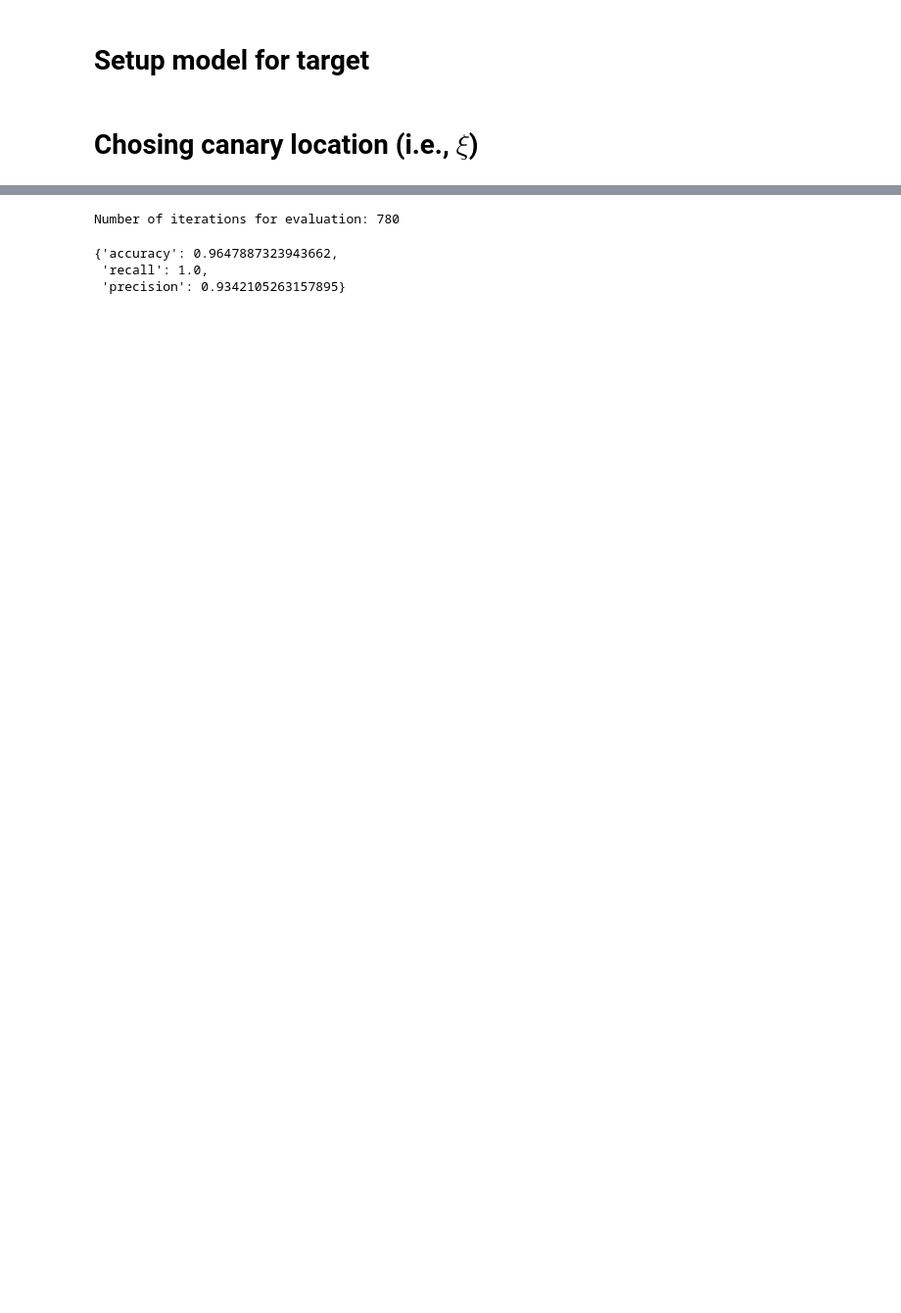
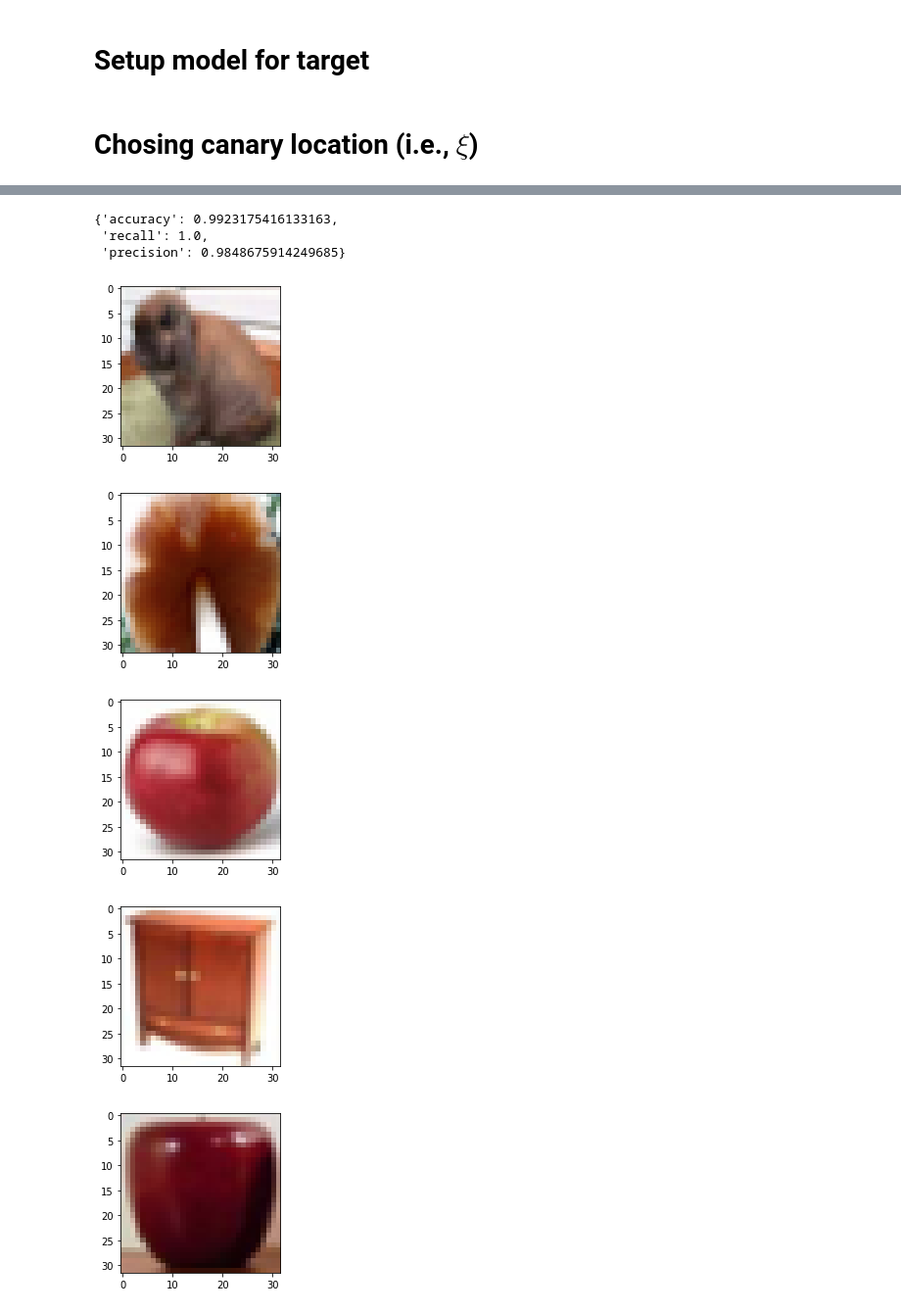
Before and after one commit to pasquini-dario/EludingSecureAggregation, a Jupyter notebook: CanaryGradient_POC.ipynb, the cells around one changed output, grey strips where cells are left out. Shown at 98% size. Drawn from its saved outputs; the diff is of its cells as text; code cells hidden in the pictures; blank space fills up the shorter version.

```diff
--- a/CanaryGradient_POC.ipynb
+++ b/CanaryGradient_POC.ipynb
@@ -165,8 +171,16 @@ Loss Threshold reached!
 # %%
 from canary_utility import *
 
+
+def find_fail(X, acts):
+    Xfail = []
+    for i, act in enumerate(acts):
+        failed = np.any(act > 0)
+        if failed:
+            Xfail.append(X[i])
+    return Xfail
+
 def evaluate_canary_attack(
-    max_n,
     model,
     target,
     dataset_validation,
@@ -181,6 +195,8 @@ def evaluate_canary_attack(
     # tp fn
     pos = [0, 0]
 
+    failed = []
+
     n = 0
     for i, batch in enumerate(dataset_validation):
         # batch without target
@@ -188,7 +204,7 @@ def evaluate_canary_attack(
         # batch with target (the label does not care)
         positive = tf.concat([negative[:-1], target], 0)
 
-        neg_g, _ = get_gradient(negative, y, model, loss_function, variables)
+        neg_g, neg_act = get_gradient(negative, y, model, loss_function, variables)
         neg_g = get_canary_gradient(neg_g, g_canary_shift, kernel_idx).sum().tolist()
 
         pos_g, _ = get_gradient(positive, y, model, loss_function, variables)
@@ -197,11 +213,15 @@ def evaluate_canary_attack(
         neg[neg_g != 0] += 1
         pos[pos_g == 0] += 1
 
+        if neg_g != 0:
+            fail = find_fail(negative.numpy(), neg_act)
+            failed.append(fail)
+
         n += 1
 
-        if max_n and i >= max_n:
-            print("Max number of iterations evaluation reached!")
-            break
+#         if max_n and i >= max_n:
+#             print("Max number of iterations evaluation reached!")
+#             break
 
     acc = (neg[0] + pos[0]) / (n * 2)
     recall = pos[0] / n
@@ -216,26 +236,35 @@ def evaluate_canary_attack(
         'precision' : precision,
     }
 
-    print("Number of iterations for evaluation:", i)
-
-    return  out
+    return out, failed
 
 
-out = evaluate_canary_attack(
-    False,
-    model,
-    x_target,
-    dataset_validation,
-    pre_canary_layer_trainable_variables,
-    loss_function,
+test_canary_fn = partial(
+    evaluate_canary_attack,
+    target=x_target,
+    dataset_validation=dataset_validation,
+    variables=pre_canary_layer_trainable_variables,
+    loss_function=loss_function,
     g_canary_shift=g_canary_shift,
     kernel_idx=kernel_idx
 )
+
+out, failed = test_canary_fn(model)
+out
 # %% [output]
-Number of iterations for evaluation: 780
+{'accuracy': 0.9923175416133163,
+ 'recall': 1.0,
+ 'precision': 0.9848675914249685}
-# %%
-out
-# %% [output]
-{'accuracy': 0.9647887323943662,
- 'recall': 1.0,
- 'precision': 0.9342105263157895}
+# %%
+fig, ax = plt.subplots(1,1,figsize=(3,3))
+ax.imshow((x_target[0]+1)/2);
+
+for x in failed[:5]:
+    fig, ax = plt.subplots(1,1,figsize=(3,3))
+    ax.imshow((x[0]+1)/2)
+# %% [output]
+[figure, added]
+[figure, added]
+[figure, added]
+[figure, added]
+[figure, added]
```
Also changed, not shown: parts of 8 cells of this notebook, 2 other files.
